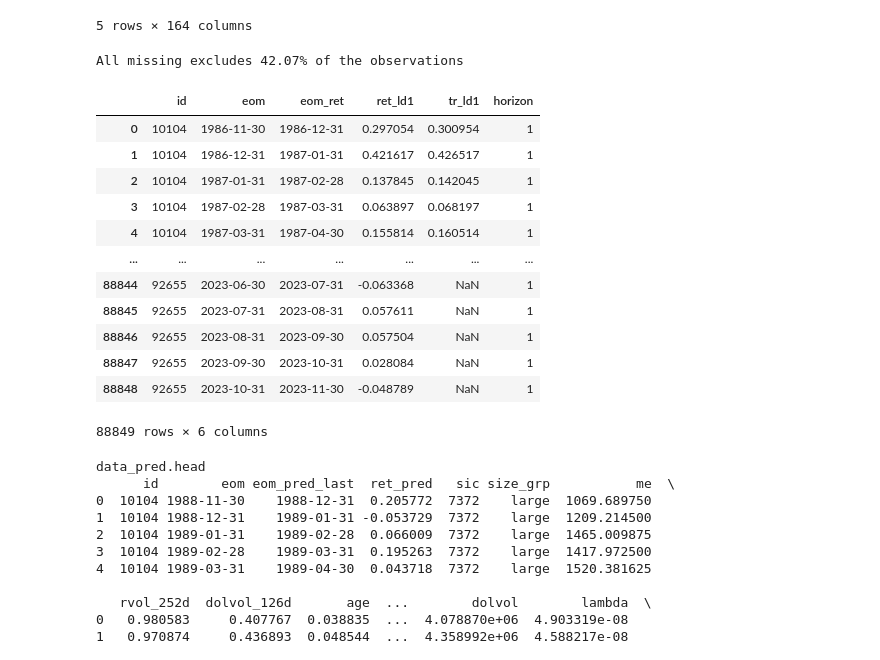
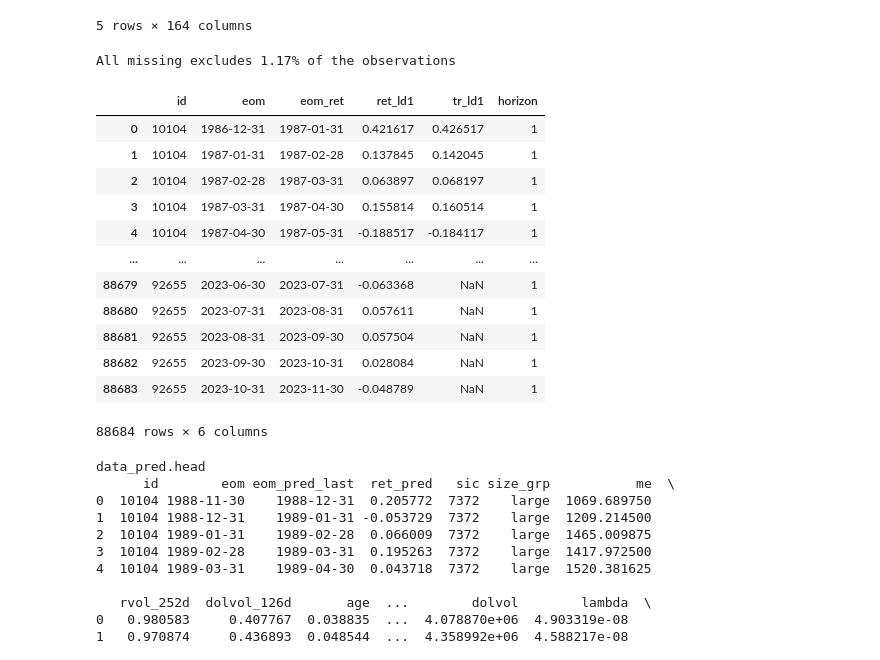
Before and after one commit to Hedegaard9/Master, a Jupyter notebook: PREDICTIONS.ipynb, the cells around one changed output. Saved outputs shown, nothing was run; the diff lists cells and outputs as text; code cells hidden in the pictures.

Commit message:
Løst daily

```diff
--- a/PREDICTIONS.ipynb
+++ b/PREDICTIONS.ipynb
@@ -34,11 +34,12 @@ risk_free_path = "./data_fifty/risk_free_test.csv"   # samme
 market_path = "./data_fifty/market_returns_test.csv" # samme
 
 #rente_path = "data_fifty/ff3_m.csv"
-
+wealth_end = pf_set["wealth"]
+end = settings["split"]["test_end"]
+market_test = Prepare_Data.load_and_filter_market_returns_test(market_path)
+wealth = Prepare_Data.wealth_func(wealth_end, end, market_test, risk_free)
 
 # Kører funktioner fra data_run_files
 risk_free = data_run_files.process_risk_free_rate(risk_free_path, start_date)
 h_list = [1]  # Horisonter
-data_ret = data_run_files.monthly_returns(risk_free, h_list, output_path_usa)
-chars, daily = Prepare_Data.process_all_data(file_path_usa_test, daily_file_path, file_path_world_ret, risk_free_path, market_path)
 # %% [output]
@@ -110,7 +106,7 @@ filtered_world_ret["eom"] = pd.to_datetime(filtered_world_ret["eom"])
 monthly = filtered_world_ret
 data_ret = long_horizon_ret(filtered_world_ret, h=12, impute="zero")
 data_ret_ld1 = data_ret.copy()
-data_ret_ld1['eom_ret'] = data_ret_ld1['eom'] + pd.DateOffset(months=1)
+data_ret_ld1['eom_ret'] = (data_ret_ld1['eom'] + pd.DateOffset(months=1)) + MonthEnd(0)
 data_ret_ld1 = data_ret_ld1[['id', 'eom', 'eom_ret', 'ret_ld1']]
 data_ret_ld1 = data_ret_ld1.merge(risk_free, on='eom', how='left')
 data_ret_ld1['tr_ld1'] = data_ret_ld1['ret_ld1'] + data_ret_ld1['rf']
@@ -818,48 +847,47 @@ results = []
 
 # Loop over horisonter i h_list
 for h in h_list:
     # Beregn langsigtede afkast
     data_ret = long_horizon_ret(data=monthly, h=h, impute="zero")
 
     # Tilføj 'eom_ret'
-    data_ret["eom_ret"] = data_ret["eom"] + MonthEnd(1)
-
+    data_ret["eom_ret"] = data_ret["eom"] + pd.DateOffset(months=1) + MonthEnd(0)
     # Filtrer til relevante kolonner
     data_ret_ld1 = data_ret[["id", "eom", "eom_ret", f"ret_ld{h}"]]
 
     # Merge med risikofri data
     data_ret_ld1 = data_ret_ld1.merge(risk_free, on="eom", how="left")
 
     # Beregn total return
     data_ret_ld1["tr_ld1"] = data_ret_ld1[f"ret_ld{h}"] + data_ret_ld1["rf"]
     data_ret_ld1.drop(columns=["rf"], inplace=True)
 
     # Tilføj horisont som kolonne
     data_ret_ld1["horizon"] = h
 
     # Gem resultatet for denne horisont
     results.append(data_ret_ld1)
 
 # Kombiner alle resultater til én samlet DataFrame
 final_result = pd.concat(results, ignore_index=True)
 final_result.to_csv("data_test/monthly_preprocessed_test.csv", index=False)
 
 final_result
 # %% [output]
-All missing excludes 42.07% of the observations
+All missing excludes 1.17% of the observations
 |  | id | eom | eom_ret | ret_ld1 | tr_ld1 | horizon |
-| 0 | 10104 | 1986-11-30 | 1986-12-31 | 0.297054 | 0.300954 | 1 |
-| 1 | 10104 | 1986-12-31 | 1987-01-31 | 0.421617 | 0.426517 | 1 |
-| 2 | 10104 | 1987-01-31 | 1987-02-28 | 0.137845 | 0.142045 | 1 |
-| 3 | 10104 | 1987-02-28 | 1987-03-31 | 0.063897 | 0.068197 | 1 |
-| 4 | 10104 | 1987-03-31 | 1987-04-30 | 0.155814 | 0.160514 | 1 |
+| 0 | 10104 | 1986-12-31 | 1987-01-31 | 0.421617 | 0.426517 | 1 |
+| 1 | 10104 | 1987-01-31 | 1987-02-28 | 0.137845 | 0.142045 | 1 |
+| 2 | 10104 | 1987-02-28 | 1987-03-31 | 0.063897 | 0.068197 | 1 |
+| 3 | 10104 | 1987-03-31 | 1987-04-30 | 0.155814 | 0.160514 | 1 |
+| 4 | 10104 | 1987-04-30 | 1987-05-31 | -0.188517 | -0.184117 | 1 |
 | ... | ... | ... | ... | ... | ... | ... |
-| 88844 | 92655 | 2023-06-30 | 2023-07-31 | -0.063368 | NaN | 1 |
-| 88845 | 92655 | 2023-07-31 | 2023-08-31 | 0.057611 | NaN | 1 |
-| 88846 | 92655 | 2023-08-31 | 2023-09-30 | 0.057504 | NaN | 1 |
-| 88847 | 92655 | 2023-09-30 | 2023-10-31 | 0.028084 | NaN | 1 |
-| 88848 | 92655 | 2023-10-31 | 2023-11-30 | -0.048789 | NaN | 1 |
+| 88679 | 92655 | 2023-06-30 | 2023-07-31 | -0.063368 | NaN | 1 |
+| 88680 | 92655 | 2023-07-31 | 2023-08-31 | 0.057611 | NaN | 1 |
+| 88681 | 92655 | 2023-08-31 | 2023-09-30 | 0.057504 | NaN | 1 |
+| 88682 | 92655 | 2023-09-30 | 2023-10-31 | 0.028084 | NaN | 1 |
+| 88683 | 92655 | 2023-10-31 | 2023-11-30 | -0.048789 | NaN | 1 |
-88849 rows × 6 columns
+88684 rows × 6 columns
 # %%
 search_grid_single = pd.DataFrame({
     'name': ['m1'],
```
Also changed, not shown: parts of 15 cells of this notebook, 2 other files.
